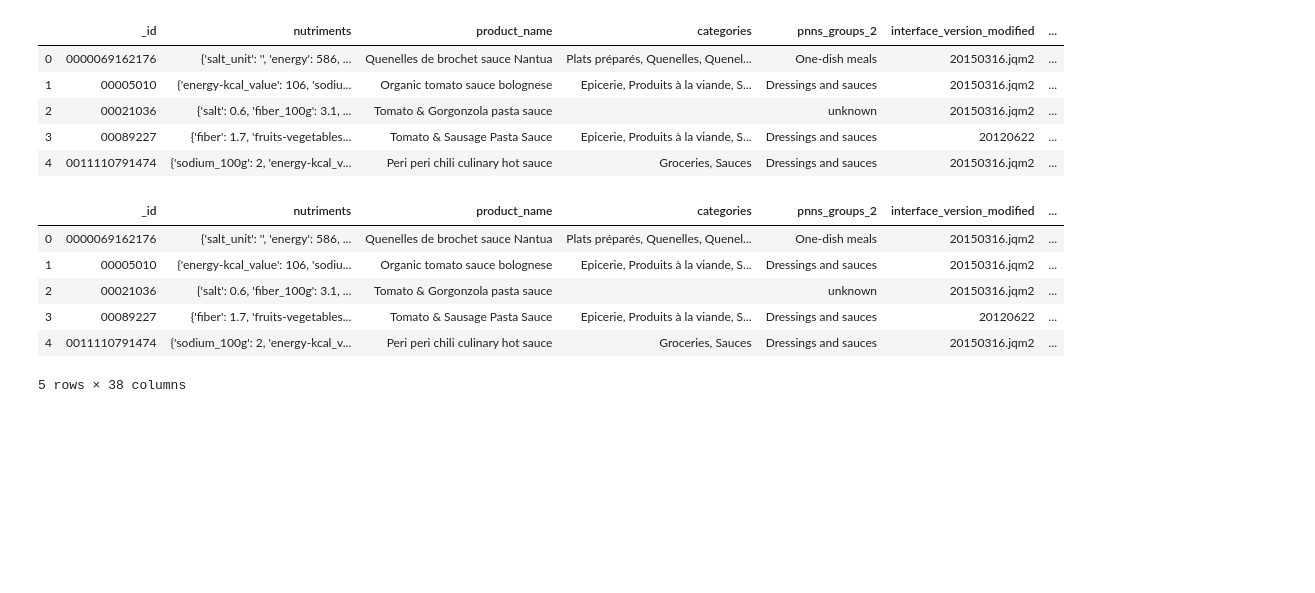
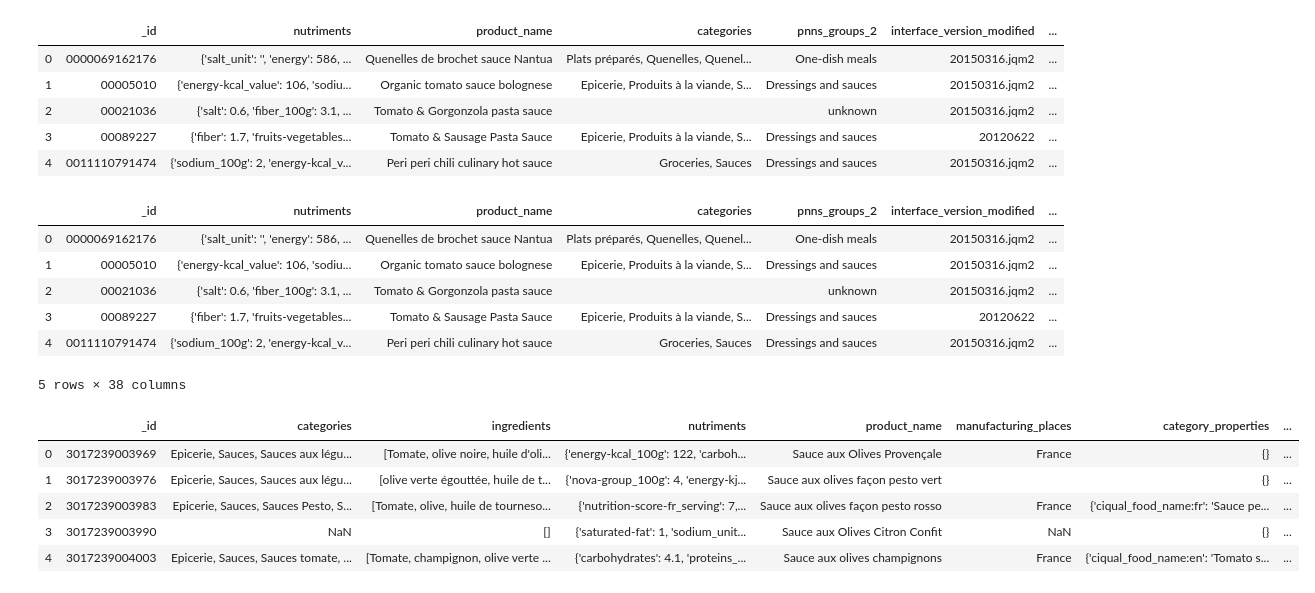
Before and after one commit to alex-toy/italians_do_it_better, a Jupyter notebook: O_produits.ipynb, the cells around one changed output. Drawn from its saved outputs; the diff is of its cells as text; code cells hidden in the pictures; blank space fills up the shorter version.

Commit message:
added O_produits_EAN13.csv : products selected based on EAN13

```diff
--- a/O_produits.ipynb
+++ b/O_produits.ipynb
@@ -313,3 +318,34 @@ data.head()
 5 rows × 38 columns
 # %%
 data.to_csv('O_produits.csv')
+# %%
+EAN13_temp = pd.read_csv('N_NIELSEN/N_EAN13.csv')['3760052155536'].astype('str').values
+
+EAN13 = []
+for ean in EAN13_temp :
+    EAN13.append(ean)
+
+
+match = {
+
+    "_id" : { "$in" : EAN13 }
+
+}
+
+
+c_f = collection.aggregate([
+    { '$match' : match } ,
+    { '$project' : proj },
+    { '$addFields' : addFields },
+])
+
+data_EAN13 = pd.DataFrame(list(c_f))
+# %%
+data_EAN13.head()
+# %% [output]
+|  | _id | categories | ingredients | nutriments | product_name | manufacturing_places | category_properties | ... |
+| 0 | 3017239003969 | Epicerie, Sauces, Sauces aux légu... | [Tomate, olive noire, huile d'oli... | {'energy-kcal_100g': 122, 'carboh... | Sauce aux Olives Provençale | France | {} | ... |
+| 1 | 3017239003976 | Epicerie, Sauces, Sauces aux légu... | [olive verte égouttée, huile de t... | {'nova-group_100g': 4, 'energy-kj... | Sauce aux olives façon pesto vert |  | {} | ... |
+| 2 | 3017239003983 | Epicerie, Sauces, Sauces Pesto, S... | [Tomate, olive, huile de tourneso... | {'nutrition-score-fr_serving': 7,... | Sauce aux olives façon pesto rosso | France | {'ciqual_food_name:fr': 'Sauce pe... | ... |
+| 3 | 3017239003990 | NaN | [] | {'saturated-fat': 1, 'sodium_unit... | Sauce aux Olives Citron Confit | NaN | {} | ... |
+| 4 | 3017239004003 | Epicerie, Sauces, Sauces tomate, ... | [Tomate, champignon, olive verte ... | {'carbohydrates': 4.1, 'proteins_... | Sauce aux olives champignons | France | {'ciqual_food_name:en': 'Tomato s... | ... |
```
Also changed, not shown: parts of 8 cells of this notebook, 1 other file.
